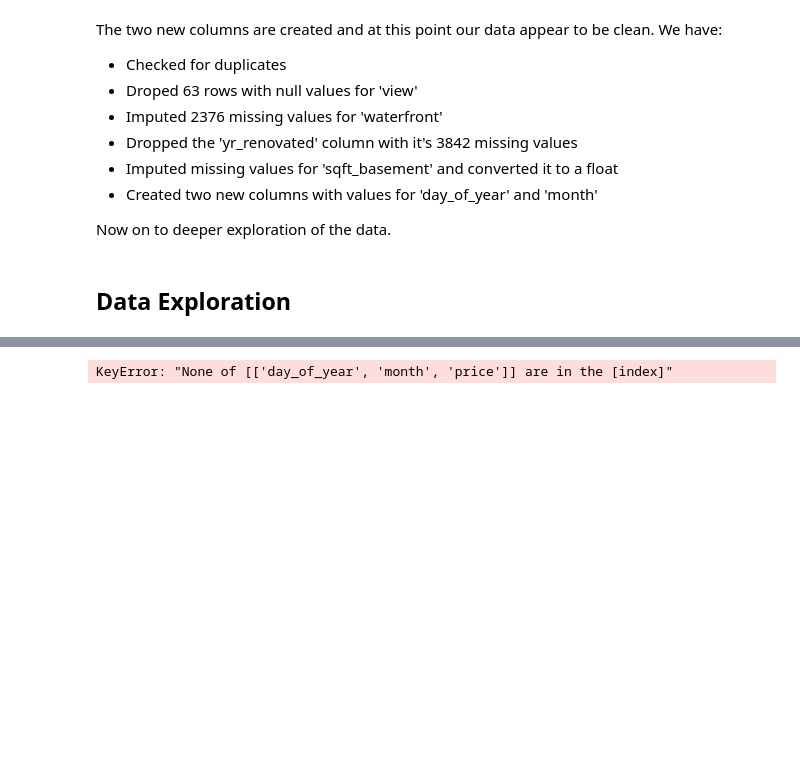
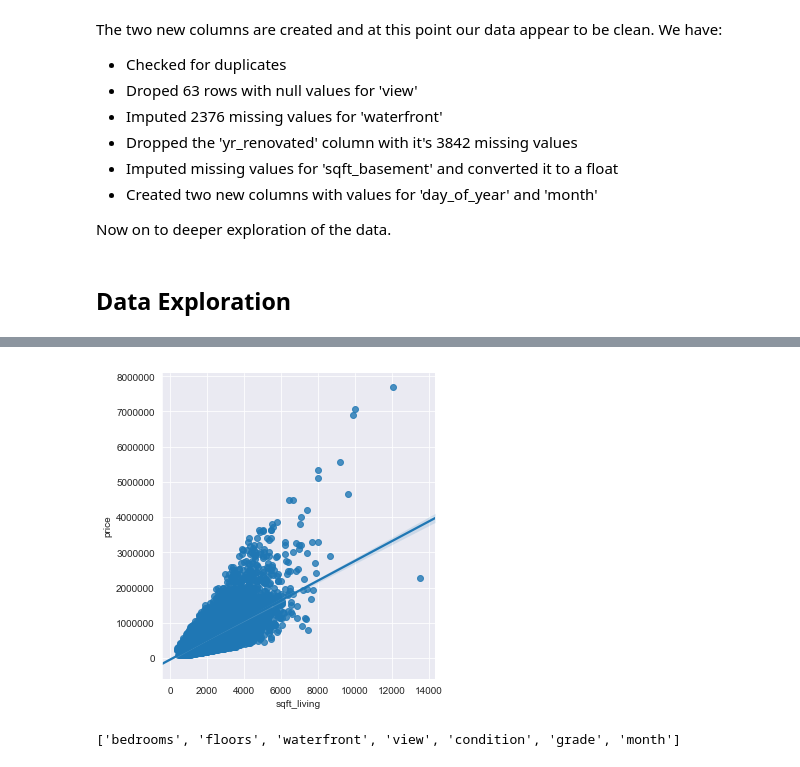
Before and after one commit to rab175/dsc-v2-mod1-final-project-online-ds-pt-071519, a Jupyter notebook: student.ipynb, the cells around one changed output, grey strips where cells are left out. Drawn from its saved outputs; the diff is of its cells as text; code cells hidden in the pictures; blank space fills up the shorter version.

```diff
--- a/student.ipynb
+++ b/student.ipynb
@@ -537,5 +536,5 @@ for column in df2:
 ... (9 outputs left out)
 # %%
-sns.lmplot(x="price", y="day_of_year", hue="month", data=df2['price']);
+sns.lmplot(x="sqft_living", y="price", data=df2);
 # %% [output]
-KeyError: "None of [['day_of_year', 'month', 'price']] are in the [index]"
+[figure, added]
@@ -544,0 +541,9 @@ sns.lmplot(x="total_bill", y="tip", hue="smoker",
+# %%
+categorical_values = []
+for col in df:
+    if df[col].nunique() <= 12:
+        categorical_values.append(col)
+
+categorical_values
+# %% [output]
+['bedrooms', 'floors', 'waterfront', 'view', 'condition', 'grade', 'month']
```
Also changed, not shown: parts of 20 cells of this notebook.
